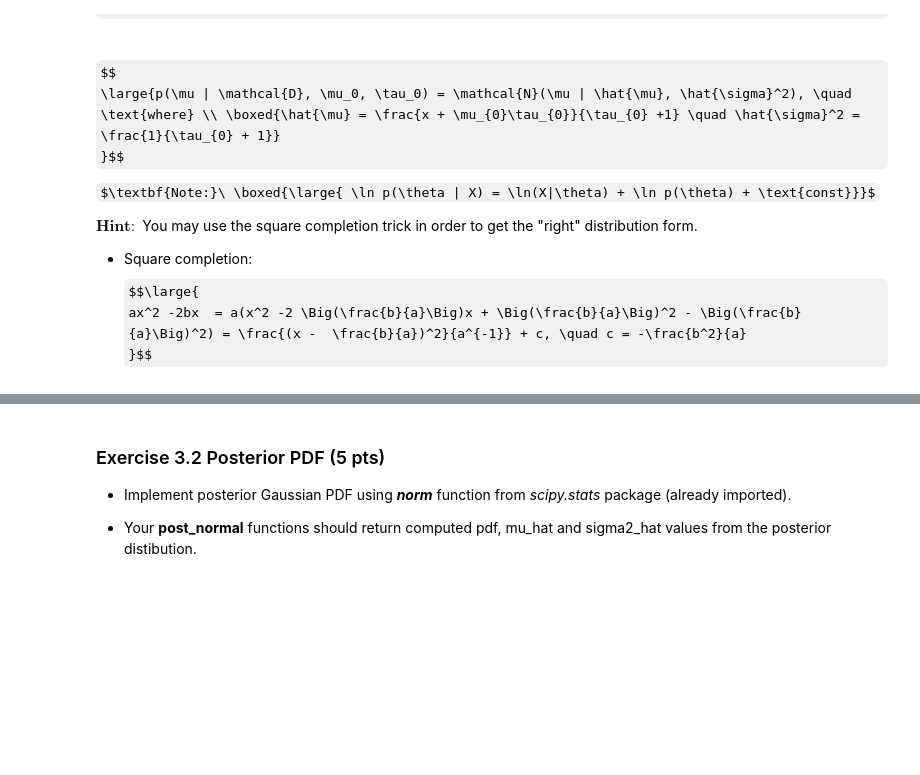
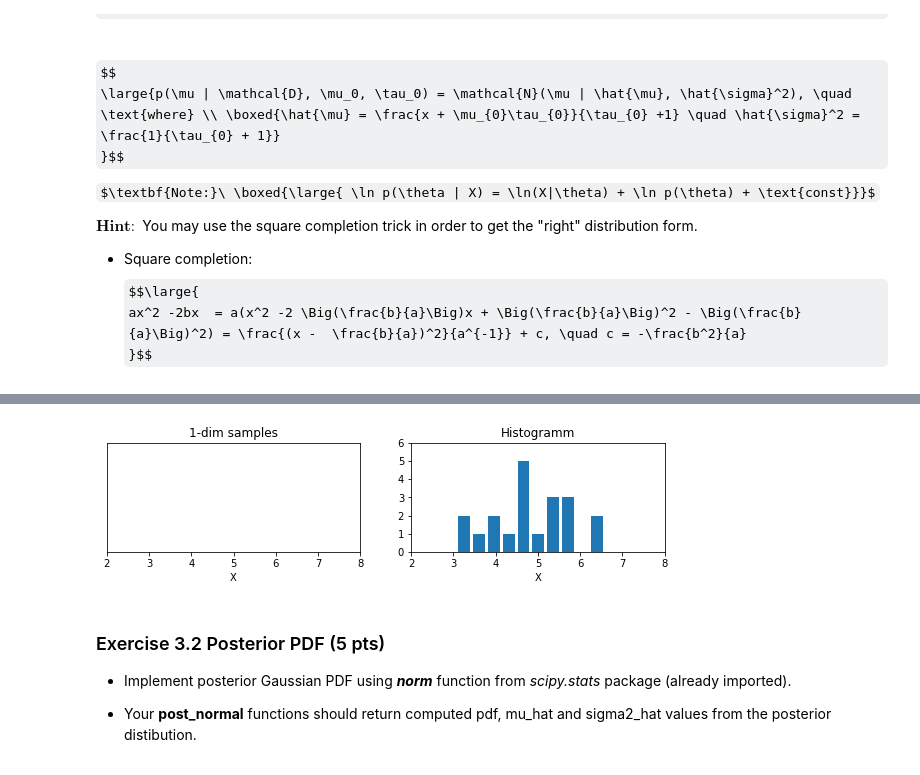
Before and after one commit to toristvan/BAP, a Jupyter notebook: HW2/BAP_HW_2.ipynb, the cells around one changed output, grey strips where cells are left out. Saved outputs shown, nothing was run; the diff lists cells and outputs as text; code cells hidden in the pictures; some formulas as TeX source; blank space fills up the shorter version.

```diff
--- a/HW2/BAP_HW_2.ipynb
+++ b/HW2/BAP_HW_2.ipynb
@@ -201,26 +201,30 @@ Your plot should look like:
 # %%
 true_mu = 5
 np.random.seed(42)
 
-X_tr = #YOUR CODE HERE
+X_tr = np.random.normal(true_mu, 1, 20)
+#YOUR CODE HERE
 
 f, axs = plt.subplots(1, 2, sharex=True, figsize = (10,2))
 
 ax = axs[0]
 #YOUR CODE HERE
 
 ax.set_xlim(2,8)
 ax.set_yticks([])
 ax.set_xlabel('X')
 ax.set_title('1-dim samples')
 
 ax = axs[1]
 #YOUR CODE HERE
+plt.hist(X_tr, bins = 10, rwidth = 0.8)
 
 ax.set_title('Histogramm')
 ax.set_xlabel('X')
 ax.set_yticks(np.arange(0,7))
 plt.show()
+# %% [output]
+[figure, added]
 # %% [markdown]
 ### Exercise 3.2 Posterior PDF (5 pts)
 
```
Also changed, not shown: parts of 3 cells of this notebook.
